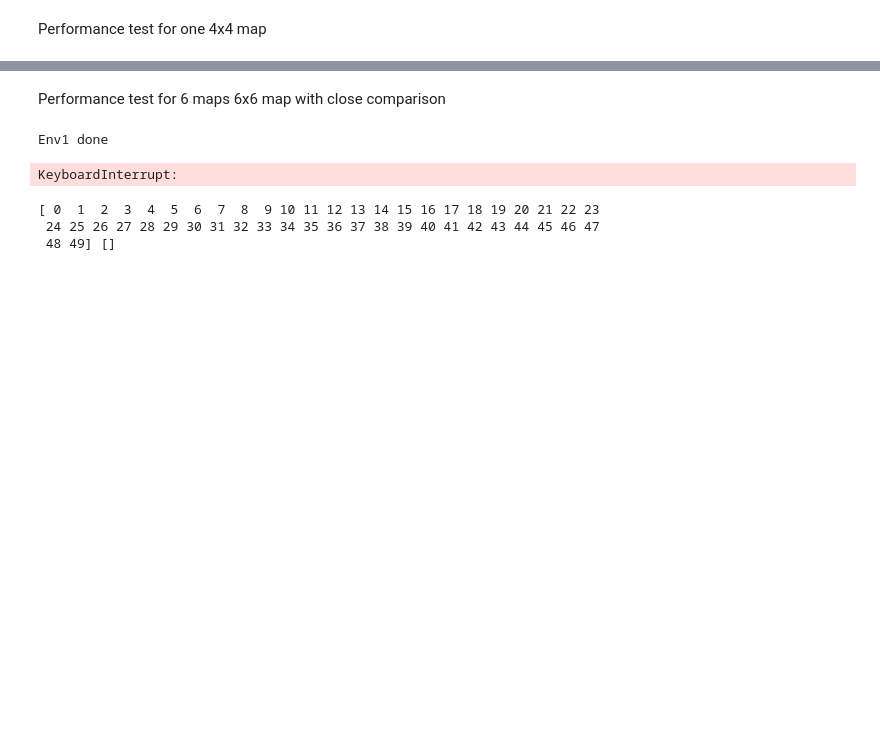
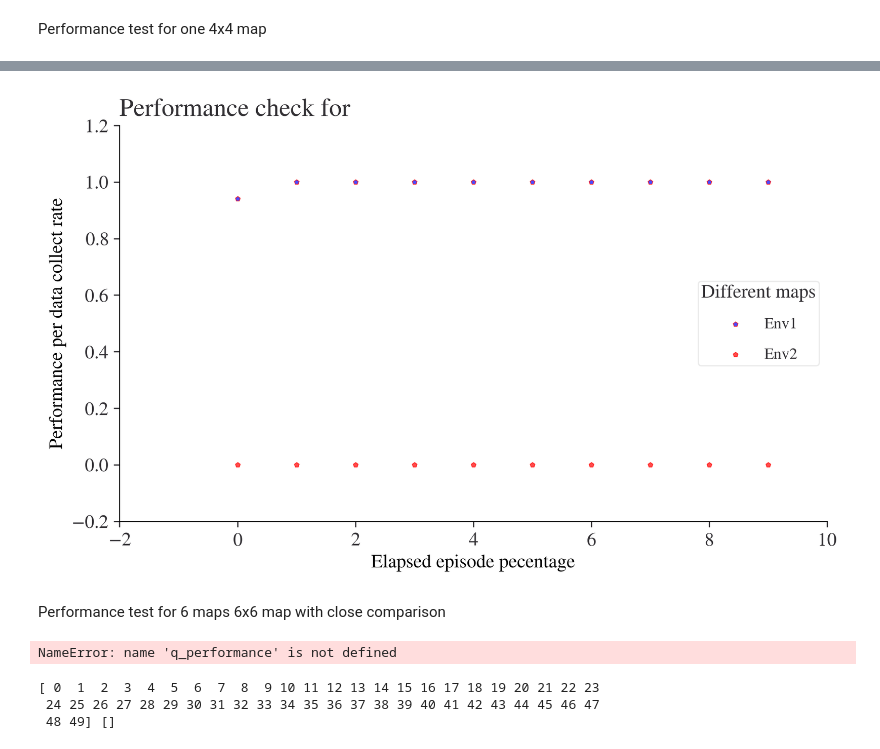
Before and after one commit to amirhnourian/Open_AI_Frozenlake, a Jupyter notebook: Froex_valueit_Qlearning_4_reducingconvtime.ipynb, the cells around one changed output, grey strips where cells are left out. Saved outputs shown, nothing was run; the diff lists cells and outputs as text; code cells hidden in the pictures; blank space fills up the shorter version.

```diff
--- a/Froex_valueit_Qlearning_4_reducingconvtime.ipynb
+++ b/Froex_valueit_Qlearning_4_reducingconvtime.ipynb
@@ -613,25 +617,46 @@ plt.show()
+# %%
+import matplotlib.pyplot as plt
+import matplotlib as mpl
+
+plt.style.use('plot_style.txt')
+
+fig, ax = plt.subplots()
+
+plt.scatter(data_points_array,success_list,c='b',edgecolor ="red",linewidths=0.5,marker='p',s=10, alpha=0.7,label='Env1')
+plt.scatter(data_points_array,success_list_1,c='r',edgecolor ="red",linewidths=0.5,marker='p',s=10, alpha=0.7,label='Env2')
+
+plt.title('Performance check for')
+plt.xlabel('Elapsed episode pecentage')
+plt.ylabel('Performance per data collect rate')
+
+leg = ax.legend(scatterpoints=1, frameon=True, labelspacing=1, title='Different maps')
+plt.show()
+# %% [output]
+[figure, added]
 # %% [markdown]
 Performance test for 6 maps 6x6 map with close comparison
 # %%
 import matplotlib.pyplot as plt
 import matplotlib as mpl
 
-data_collect = 100 # data collection rate
+data_collect = 500 # data collection rate
 max_ep = 5000 # max episode for performance check
+points_distance_accordingtodatacollect = 10 # how many points calculated in data collect session to reduce calculation costs
+# final average is based on this number
 
 ## performance check based on elapsed episodes (training)
 
-success_list_1 = q_performance(env1,max_ep,data_collect)
+success_list_1 = q_performance(env1,max_ep,data_collect,points_distance_accordingtodatacollect)
 print('Env1 done')
-success_list_2 = q_performance(env2,max_ep,data_collect)
+success_list_2 = q_performance(env2,max_ep,data_collect,points_distance_accordingtodatacollect)
 print('Env2 done')
-success_list_3 = q_performance(env3,max_ep,data_collect)
+success_list_3 = q_performance(env3,max_ep,data_collect,points_distance_accordingtodatacollect)
 print('Env3 done')
-success_list_4 = q_performance(env4,max_ep,data_collect)
+success_list_4 = q_performance(env4,max_ep,data_collect,points_distance_accordingtodatacollect)
 print('Env4 done')
-success_list_5 = q_performance(env5,max_ep,data_collect)
+success_list_5 = q_performance(env5,max_ep,data_collect,points_distance_accordingtodatacollect)
 print('Env5 done')
-success_list_6 = q_performance(env6,max_ep,data_collect)
+success_list_6 = q_performance(env6,max_ep,data_collect,points_distance_accordingtodatacollect)
 print('Env6 done')
 
 ## ploting the data
@@ -657,8 +682,7 @@ plt.ylabel('Performance per data collect rate')
 leg = ax.legend(scatterpoints=1, frameon=True, labelspacing=1, title='Different maps')
 plt.show()
 # %% [output]
-Env1 done
+NameError: name 'q_performance' is not defined
-KeyboardInterrupt:
 # %%
 import numpy as np
 import matplotlib.pyplot as plt
```
Also changed, not shown: parts of 1 cell of this notebook.
